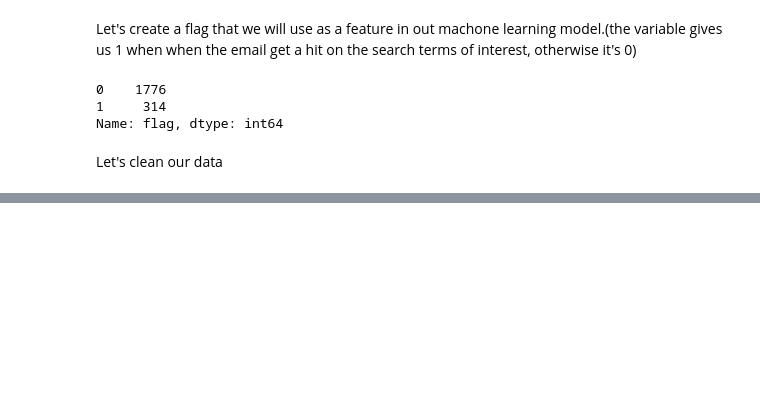
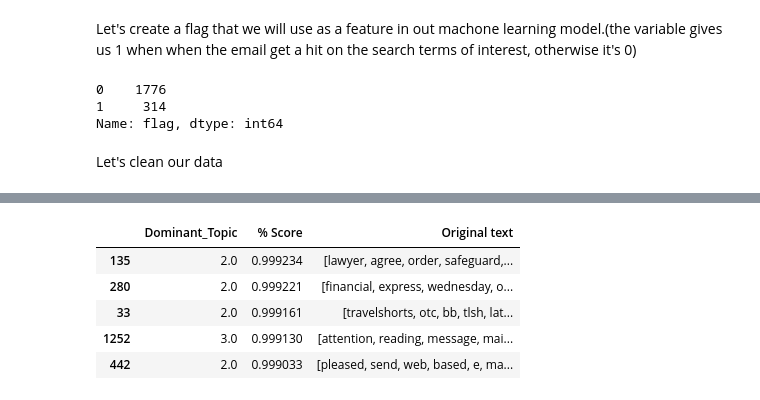
Before and after one commit to go3ku/Fraud-Detection, a Jupyter notebook: fraud_detection.ipynb, the cells around one changed output, grey strips where cells are left out. Saved outputs shown, nothing was run; the diff lists cells and outputs as text; code cells hidden in the pictures; blank space fills up the shorter version.

```diff
--- a/fraud_detection.ipynb
+++ b/fraud_detection.ipynb
@@ -1119,0 +1208,9 @@ LookupError:
+# %%
+topic_details.sort_values(by=['% Score'], ascending=False).head(10).tail()
+# %% [output]
+|  | Dominant_Topic | % Score | Original text |
+| 135 | 2.0 | 0.999234 | [lawyer, agree, order, safeguard,... |
+| 280 | 2.0 | 0.999221 | [financial, express, wednesday, o... |
+| 33 | 2.0 | 0.999161 | [travelshorts, otc, bb, tlsh, lat... |
+| 1252 | 3.0 | 0.999130 | [attention, reading, message, mai... |
+| 442 | 2.0 | 0.999033 | [pleased, send, web, based, e, ma... |
```
Also changed, not shown: parts of 28 cells of this notebook.
